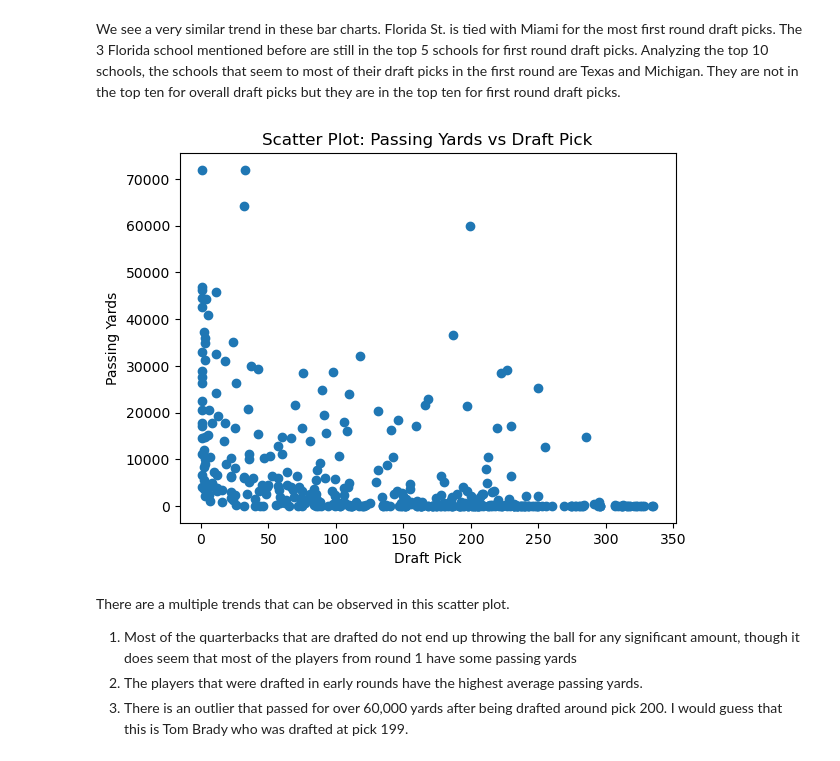
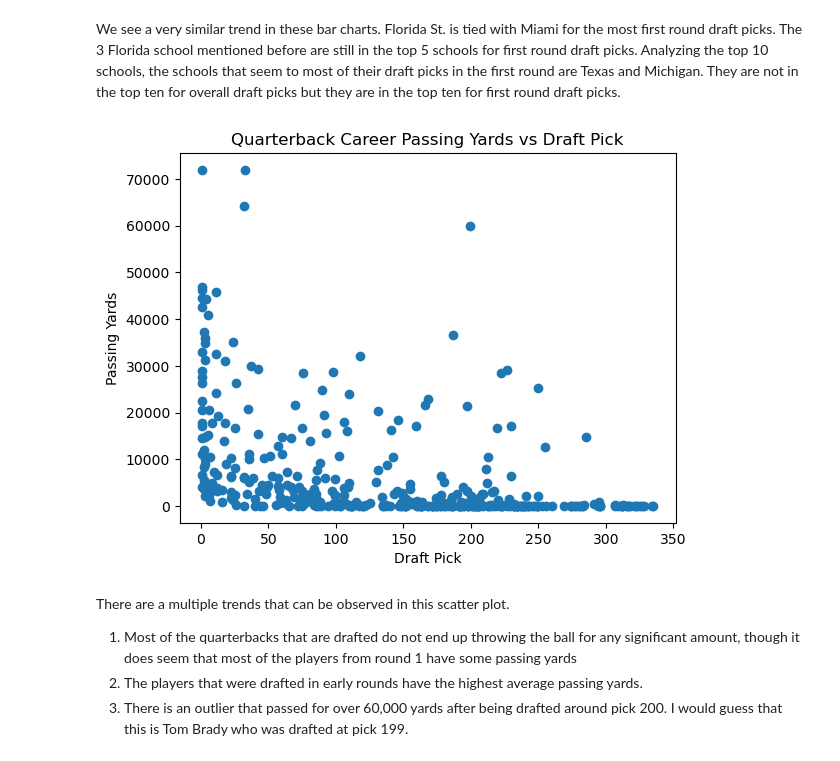
Before and after one commit to Brandonwood44/Football, a Jupyter notebook: NFL_draft.ipynb, the cells around one changed output. Cells and saved outputs as stored; diff of their text form; code cells hidden in the pictures.

```diff
--- a/NFL_draft.ipynb
+++ b/NFL_draft.ipynb
@@ -46,7 +54,7 @@ draft['tm'] = draft['tm'].replace({
 })
 
 # Fill in missing ages with the median age
-draft['age'] = draft['age'].fillna(round(draft['age'].median()))
+draft['age'] = draft['age'].fillna(np.round(draft['age'].median()))
 
 # The to variable seems to be incomplete but through some EDA it seems most of those players do not have games played (g) numbers so I will be
 # cautious and replace the missing values with the year they were drafted
@@ -62,9 +70,12 @@ stats_with_na = ['carav', 'drav', 'g', 'cmp',
 for stat in stats_with_na:
     draft[stat] = draft[stat].fillna(0)
 
+
+draft['college_univ'] = draft['college_univ'].fillna("Unknown")
+
 print(draft.isnull().sum())
 
 # Note: Some players have missing values for college_univ.
 # These may represent players who did not attend college, transferred between schools, or missing data from the source.
-# I leave these values as missing and exclude them from any college-based analysis.”
+# I encoded these as "Unkown" and will be cautious in their use in college based analysis
 # %% [output]
@@ -157,12 +168,12 @@ kr = draft[draft['pos'] == 'KR']
 # %%
 qbs['pass_yds'].corr(qbs['pick'])
 plt.scatter(qbs['pick'], qbs['pass_yds'])
 plt.xlabel("Draft Pick")
 plt.ylabel("Passing Yards")
-plt.title("Scatter Plot: Passing Yards vs Draft Pick")
+plt.title("Quarterback Career Passing Yards vs Draft Pick")
 plt.show()
 # %% [output]
-[figure, old version]
+[figure, new version]
 # %% [markdown]
 There are a multiple trends that can be observed in this scatter plot.
 1. Most of the quarterbacks that are drafted do not end up throwing the ball for any significant amount, though it does seem that most of the players from round 1 have some passing yards
```
Also changed, not shown: parts of 4 cells of this notebook.
